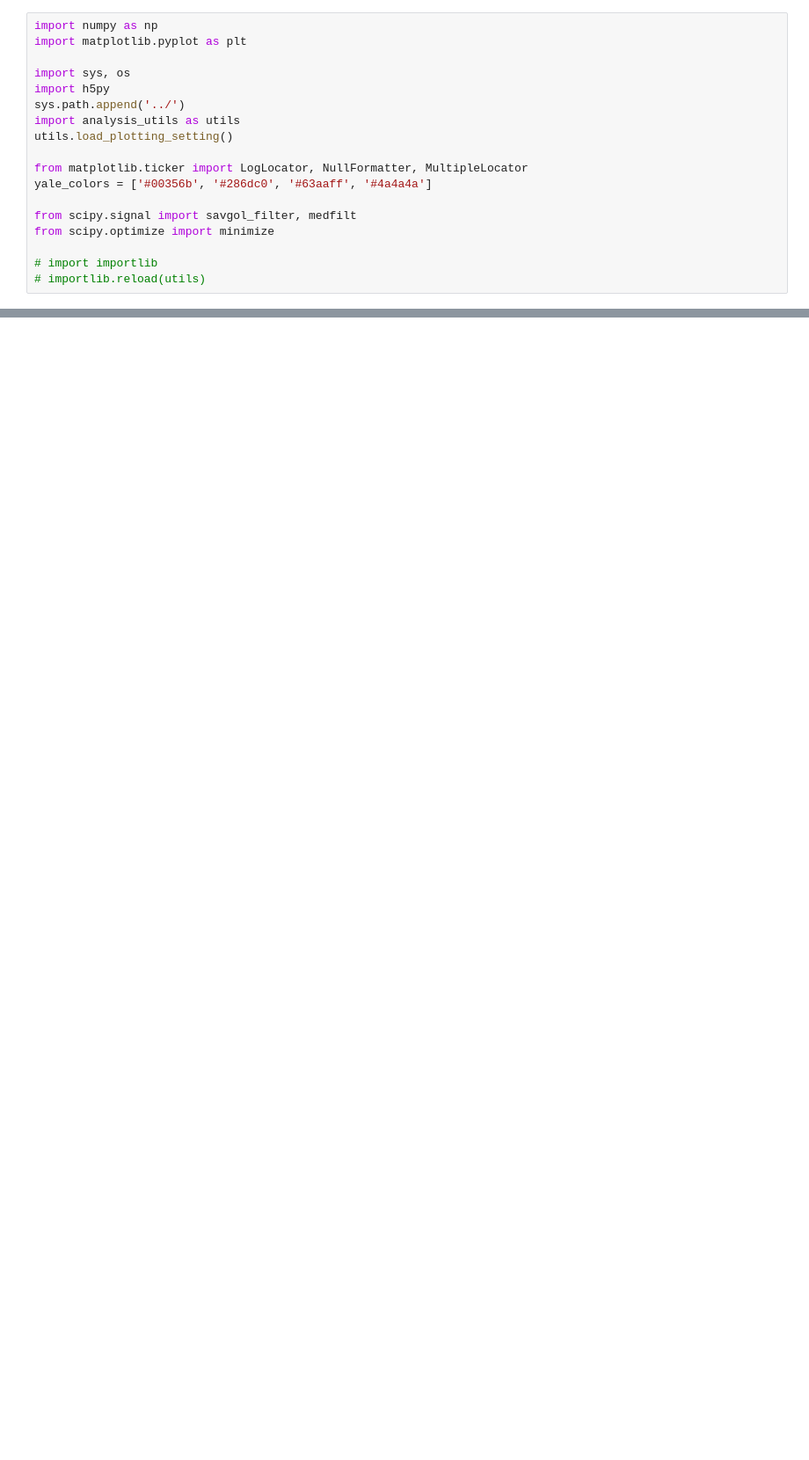
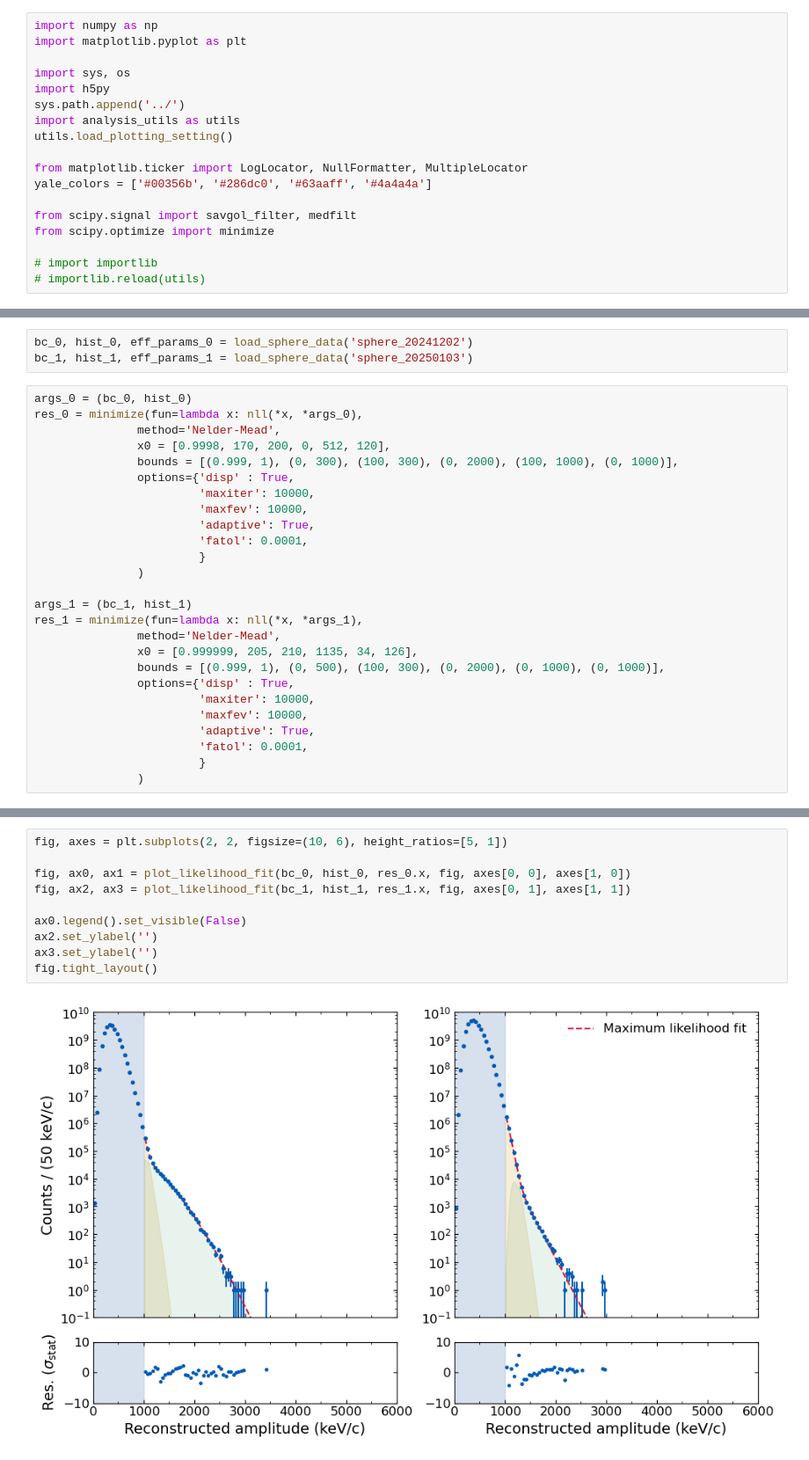
Before and after one commit to yuhants/dm_nanospheres, a Jupyter notebook: analysis_notebooks/sphere_combined_dm_analysis.ipynb, the cells around one changed output, grey strips where cells are left out. Shown: that part at 88% size. Saved outputs shown, nothing was run; the diff lists cells and outputs as text; blank space fills up the shorter version.

Commit message:
update histogram fit

```diff
--- a/analysis_notebooks/sphere_combined_dm_analysis.ipynb
+++ b/analysis_notebooks/sphere_combined_dm_analysis.ipynb
@@ -243,0 +196,29 @@ Optimization terminated successfully.
+# %%
+bc_0, hist_0, eff_params_0 = load_sphere_data('sphere_20241202')
+bc_1, hist_1, eff_params_1 = load_sphere_data('sphere_20250103')
+# %%
+args_0 = (bc_0, hist_0)
+res_0 = minimize(fun=lambda x: nll(*x, *args_0),
+               method='Nelder-Mead',
+               x0 = [0.9998, 170, 200, 0, 512, 120],
+               bounds = [(0.999, 1), (0, 300), (100, 300), (0, 2000), (100, 1000), (0, 1000)],
+               options={'disp' : True,
+                        'maxiter': 10000,
+                        'maxfev': 10000,
+                        'adaptive': True,
+                        'fatol': 0.0001,
+                        }
+               )
+
+args_1 = (bc_1, hist_1)
+res_1 = minimize(fun=lambda x: nll(*x, *args_1),
+               method='Nelder-Mead',
+               x0 = [0.999999, 205, 210, 1135, 34, 126],
+               bounds = [(0.999, 1), (0, 500), (100, 300), (0, 2000), (0, 1000), (0, 1000)],
+               options={'disp' : True,
+                        'maxiter': 10000,
+                        'maxfev': 10000,
+                        'adaptive': True,
+                        'fatol': 0.0001,
+                        }
+               )
@@ -243,0 +234,12 @@ Optimization terminated successfully.
+# %%
+fig, axes = plt.subplots(2, 2, figsize=(10, 6), height_ratios=[5, 1])
+
+fig, ax0, ax1 = plot_likelihood_fit(bc_0, hist_0, res_0.x, fig, axes[0, 0], axes[1, 0])
+fig, ax2, ax3 = plot_likelihood_fit(bc_1, hist_1, res_1.x, fig, axes[0, 1], axes[1, 1])
+
+ax0.legend().set_visible(False)
+ax2.set_ylabel('')
+ax3.set_ylabel('')
+fig.tight_layout()
+# %% [output]
+[figure, added]
```
Also changed, not shown: parts of 7 cells of this notebook, 2 other files.
